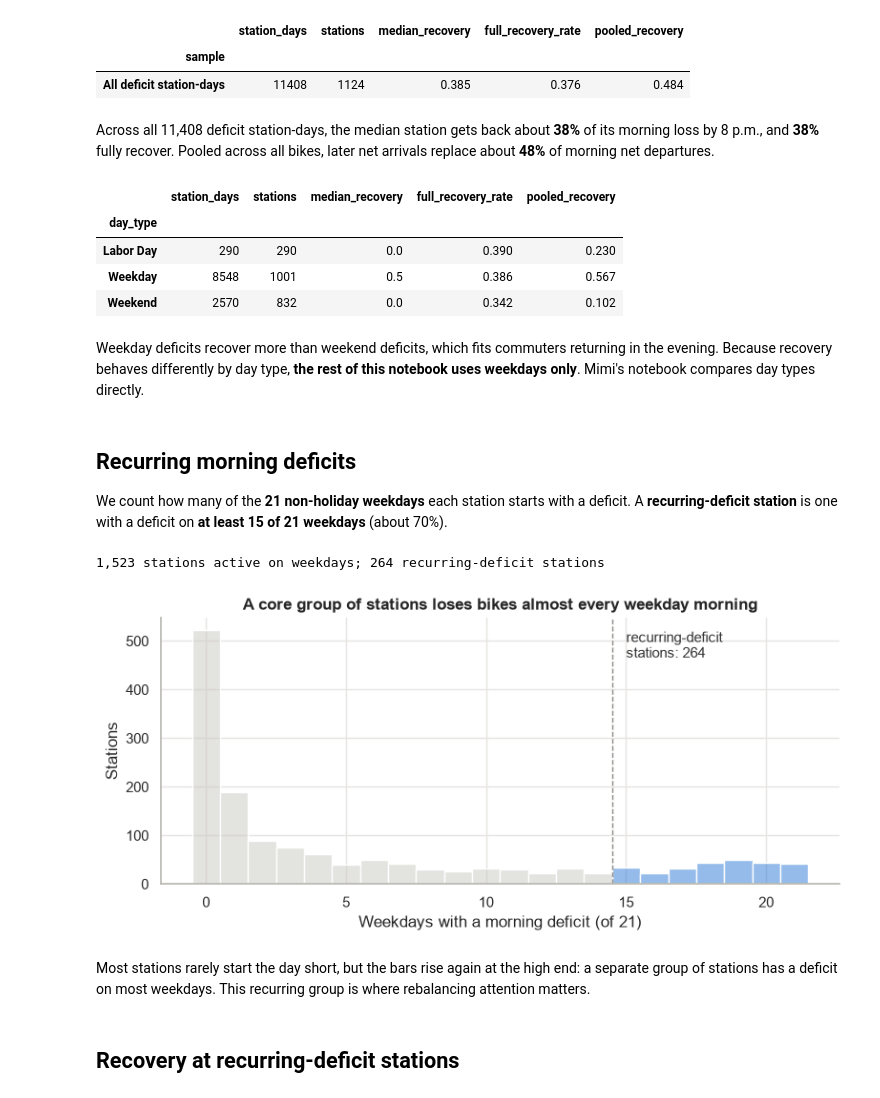
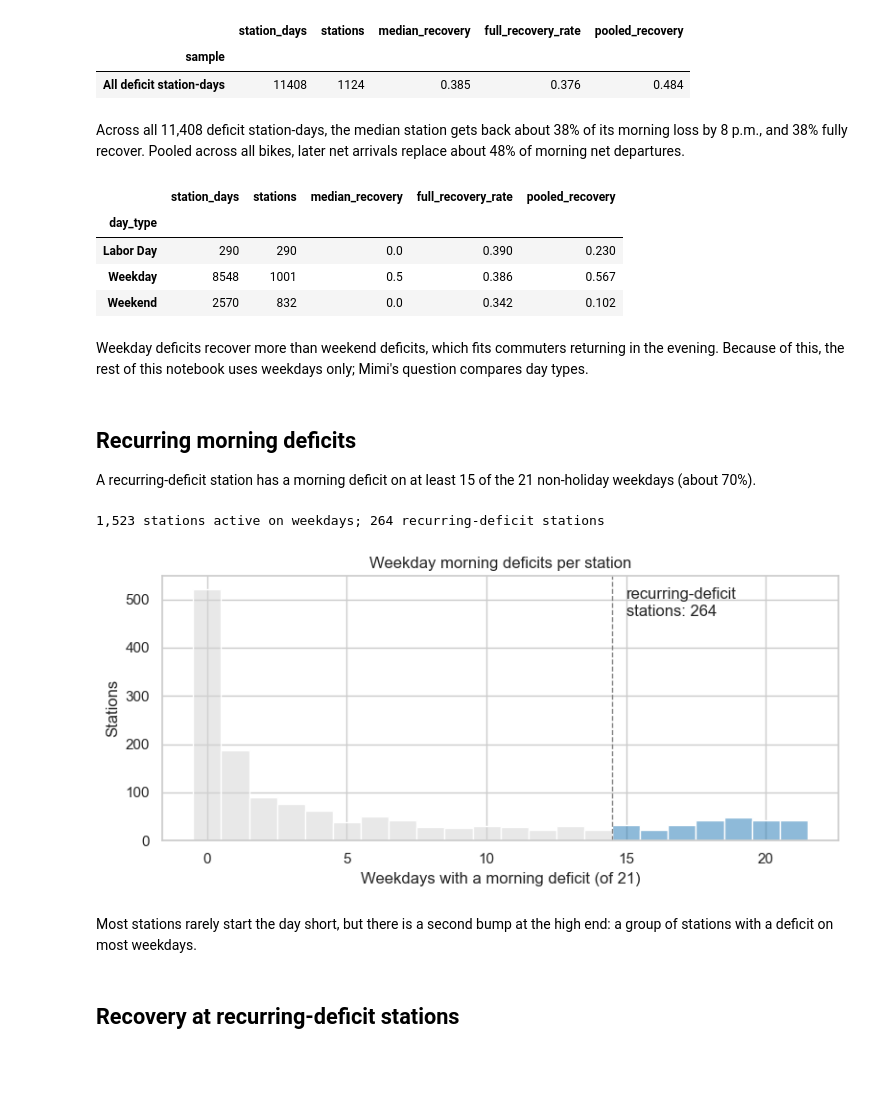
Before and after one commit to Danielchf2006/Divvy-riders-, a Jupyter notebook: notebooks/02_station_recovery_sean.ipynb, the cells around one changed output. Saved outputs shown, nothing was run; the diff lists cells and outputs as text; code cells hidden in the pictures; blank space fills up the shorter version.

```diff
--- a/notebooks/02_station_recovery_sean.ipynb
+++ b/notebooks/02_station_recovery_sean.ipynb
@@ -21,25 +21,13 @@ DATA = Path("../data/processed")
 FIG = Path("../figures")
 FIG.mkdir(exist_ok=True)
 
-# Colors: fixed order, same meaning in every notebook
-BLUE, ORANGE, AQUA, GRAY = "#2a78d6", "#eb6834", "#1baf7a", "#8a8984"
-sns.set_theme(style="whitegrid", rc={
-    "axes.spines.top": False, "axes.spines.right": False,
-    "grid.color": "#e6e5e1", "axes.edgecolor": "#b9b8b2",
-    "axes.titleweight": "bold", "axes.titlesize": 12, "font.size": 10.5,
-    "lines.linewidth": 2,
-})
+sns.set_theme(style="whitegrid")
 
 MORNING, LATER = (6, 10), (10, 20)
 
 
 def recovery_summary(df, by):
-    """Recovery summary of morning-deficit station-days for each group in `by`.
-
-    The recovery ratio is unstable when the morning deficit is only 1-2 bikes, so we report three views:
-    median ratio, share with full recovery (ratio >= 1), and pooled recovery
-    (total later net arrivals / total morning net departures, which weights big deficits more).
-    """
+    """Median recovery, full-recovery rate, and pooled recovery for each group in `by`."""
     out = df.groupby(by).agg(
         station_days=("recovery", "count"),
         stations=("station_id", "nunique"),
@@ -66,8 +54,7 @@ recovery_summary(deficit, "sample")
 | sample |  |  |  |  |  |
 | All deficit station-days | 11408 | 1124 | 0.385 | 0.376 | 0.484 |
 # %% [markdown]
-Across all 11,408 deficit station-days, the median station gets back about **38%** of its morning loss by 8 p.m., and **38%** fully recover.
-Pooled across all bikes, later net arrivals replace about **48%** of morning net departures.
+Across all 11,408 deficit station-days, the median station gets back about 38% of its morning loss by 8 p.m., and 38% fully recover. Pooled across all bikes, later net arrivals replace about 48% of morning net departures.
 # %%
 recovery_summary(deficit, "day_type")
 # %% [output]
@@ -77,42 +64,39 @@ recovery_summary(deficit, "day_type")
 | Weekday | 8548 | 1001 | 0.5 | 0.386 | 0.567 |
 | Weekend | 2570 | 832 | 0.0 | 0.342 | 0.102 |
 # %% [markdown]
-Weekday deficits recover more than weekend deficits, which fits commuters returning in the evening.
-Because recovery behaves differently by day type, **the rest of this notebook uses weekdays only**. Mimi's notebook compares day types directly.
+Weekday deficits recover more than weekend deficits, which fits commuters returning in the evening. Because of this, the rest of this notebook uses weekdays only; Mimi's question compares day types.
 # %% [markdown]
 ## Recurring morning deficits
 
-We count how many of the **21 non-holiday weekdays** each station starts with a deficit.
-A **recurring-deficit station** is one with a deficit on **at least 15 of 21 weekdays** (about 70%).
+A recurring-deficit station has a morning deficit on at least 15 of the 21 non-holiday weekdays (about 70%).
 # %%
 RECURRING_MIN_DAYS = 15
 weekday = station_day[station_day["day_type"] == "Weekday"]
 n_weekdays = weekday["day"].nunique()
 
 per_station = weekday.groupby(["station_id", "station_name"]).agg(
     weekday_deficit_days=("has_morning_deficit", "sum"),
     mean_morning_net_dep=("morning_net_departures", "mean"),
 ).reset_index()
 per_station["recurring"] = per_station["weekday_deficit_days"] >= RECURRING_MIN_DAYS
 recurring_ids = per_station.loc[per_station["recurring"], "station_id"]
 print(f"{len(per_station):,} stations active on weekdays; {len(recurring_ids)} recurring-deficit stations")
 
 fig, ax = plt.subplots(figsize=(8, 3.8))
 sns.histplot(data=per_station, x="weekday_deficit_days", hue="recurring", discrete=True,
-             palette={False: "#c9c8c2", True: BLUE}, legend=False, ax=ax)
-ax.axvline(RECURRING_MIN_DAYS - 0.5, color=GRAY, ls="--", lw=1)
-ax.text(RECURRING_MIN_DAYS, ax.get_ylim()[1] * 0.85, f"recurring-deficit\nstations: {len(recurring_ids)}", color="#333")
+             palette={False: "lightgray", True: "tab:blue"}, legend=False, ax=ax)
+ax.axvline(RECURRING_MIN_DAYS - 0.5, color="gray", ls="--", lw=1)
+ax.text(RECURRING_MIN_DAYS, ax.get_ylim()[1] * 0.85, f"recurring-deficit\nstations: {len(recurring_ids)}")
 ax.set(xlabel=f"Weekdays with a morning deficit (of {n_weekdays})", ylabel="Stations",
-       title="A core group of stations loses bikes almost every weekday morning")
+       title="Weekday morning deficits per station")
 fig.tight_layout()
 fig.savefig(FIG / "sean_deficit_days_hist.png", dpi=200)
 plt.show()
 # %% [output]
 1,523 stations active on weekdays; 264 recurring-deficit stations
-[figure, old version]
+[figure, new version]
 # %% [markdown]
-Most stations rarely start the day short, but the bars rise again at the high end: a separate group of stations has a deficit on most weekdays.
-This recurring group is where rebalancing attention matters.
+Most stations rarely start the day short, but there is a second bump at the high end: a group of stations with a deficit on most weekdays.
 # %% [markdown]
 ## Recovery at recurring-deficit stations
 # %%
```
Also changed, not shown: parts of 8 cells of this notebook, 7 other files.
